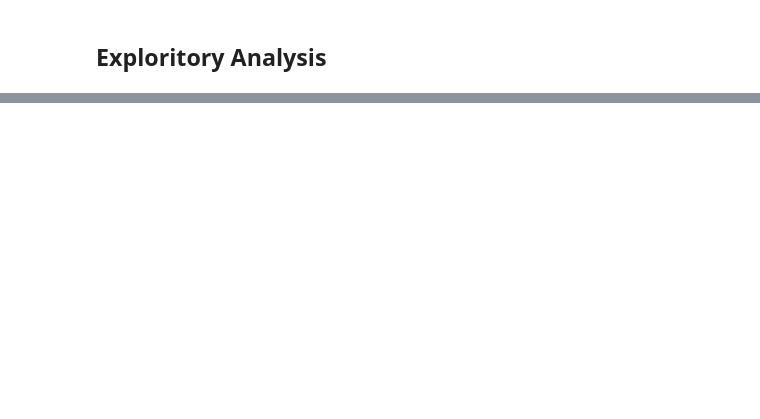
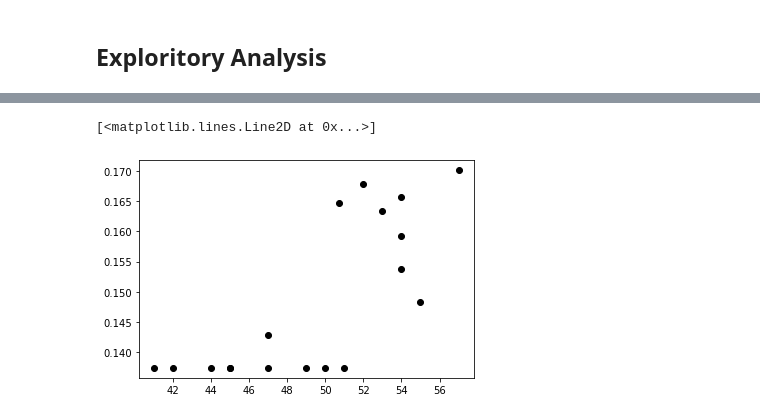
Before and after one commit to data301-2021-winter1/group35-project, a Jupyter notebook: notebooks/analysis1.ipynb, the cells around one changed output, grey strips where cells are left out. Cells and saved outputs as stored; diff of their text form; code cells hidden in the pictures; blank space fills up the shorter version.

```diff
--- a/notebooks/analysis1.ipynb
+++ b/notebooks/analysis1.ipynb
@@ -67,0 +71,9 @@ See the caveats in the documentation: https://pandas.pydata.org/pandas-docs/stab
+# %%
+MU = CID.loc[CID['country'] == 'MU']
+MU_CPI = MU.loc[MU['variable'] == 'CPI']
+MU_99 = MU.loc[MU['percentile'] == 'p99p100']
+# %%
+plt.plot(MU_CPI['value'], MU_99['value'], 'o', color = 'black')
+# %% [output]
+[<matplotlib.lines.Line2D at 0x...>]
+[figure, added]
```
Also changed, not shown: parts of 20 cells of this notebook, 1 other file.
